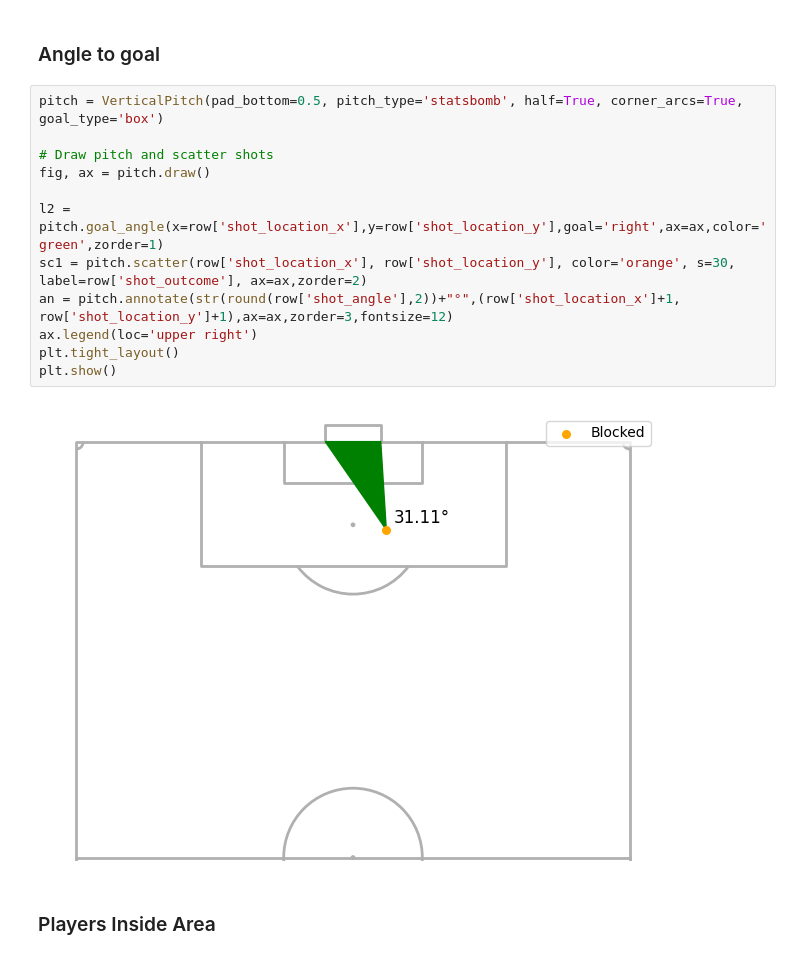
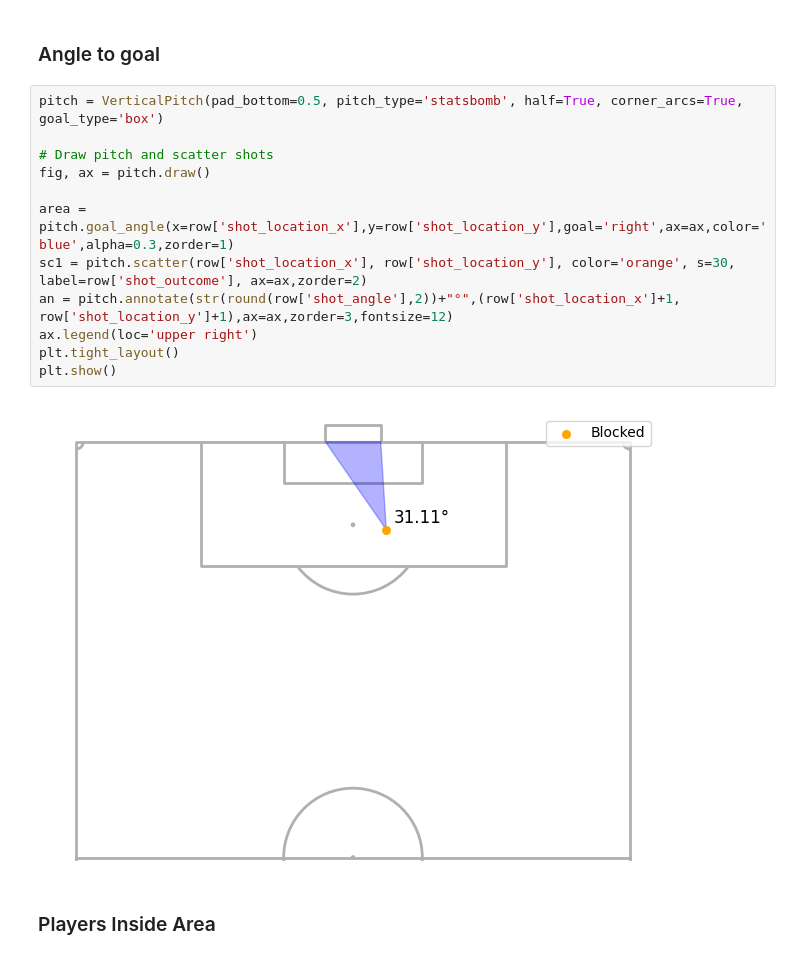
Before and after one commit to GuechtouliAnis/xG-model, a Jupyter notebook: xG_features.ipynb, the cells around one changed output. Drawn from its saved outputs; the diff is of its cells as text.

```diff
--- a/xG_features.ipynb
+++ b/xG_features.ipynb
@@ -382,17 +382,17 @@ plt.show()
 # %%
 pitch = VerticalPitch(pad_bottom=0.5, pitch_type='statsbomb', half=True, corner_arcs=True, goal_type='box')
 
 # Draw pitch and scatter shots
 fig, ax = pitch.draw()
 
-l2 = pitch.goal_angle(x=row['shot_location_x'],y=row['shot_location_y'],goal='right',ax=ax,color='green',zorder=1)
+area = pitch.goal_angle(x=row['shot_location_x'],y=row['shot_location_y'],goal='right',ax=ax,color='blue',alpha=0.3,zorder=1)
 sc1 = pitch.scatter(row['shot_location_x'], row['shot_location_y'], color='orange', s=30, label=row['shot_outcome'], ax=ax,zorder=2)
 an = pitch.annotate(str(round(row['shot_angle'],2))+"°",(row['shot_location_x']+1, row['shot_location_y']+1),ax=ax,zorder=3,fontsize=12)
 ax.legend(loc='upper right')
 plt.tight_layout()
 plt.show()
 # %% [output]
-[figure, old version]
+[figure, new version]
 # %% [markdown]
 ### Players Inside Area
 # %%
```
Also changed, not shown: parts of 3 cells of this notebook, 4 other files.
